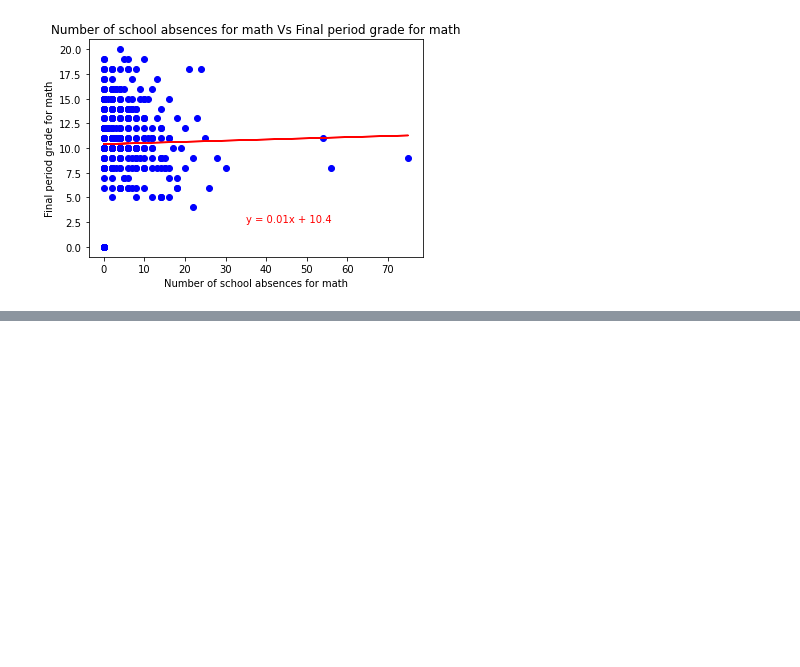
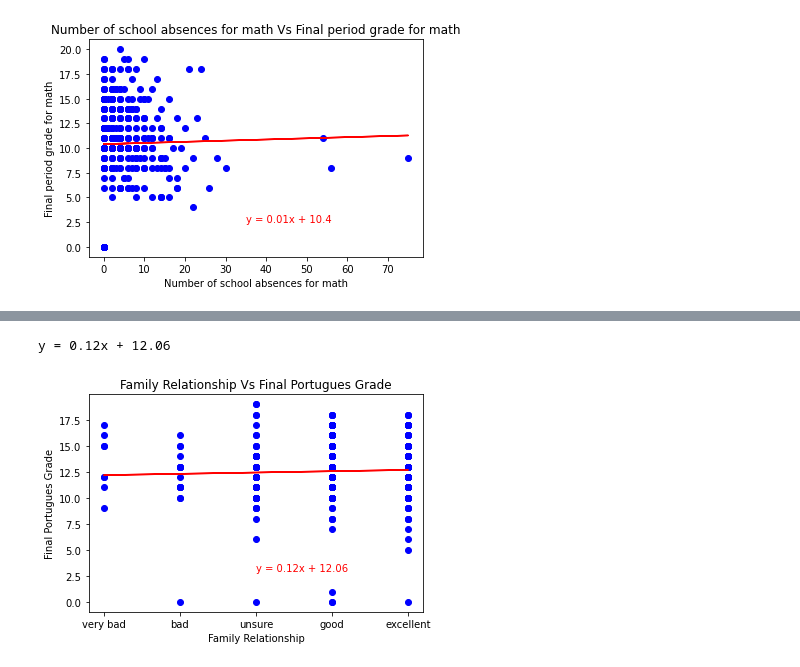
Before and after one commit to panlovelyda/project-one, a Jupyter notebook: pan.ipynb, the cells around one changed output, grey strips where cells are left out. Cells and saved outputs as stored; diff of their text form; code cells hidden in the pictures; blank space fills up the shorter version.

```diff
--- a/pan.ipynb
+++ b/pan.ipynb
@@ -212,3 +234,26 @@ Summary_average
 |  | extra educational support for por... | family educational support for po... | extra paid classes within the cou... | extra-curricular activities for p... | ... |
 | no | 12.716511 | 12.194245 | 12.66087 | 12.206704 | ... |
 | yes | 11.489796 | 12.770563 | 11.08000 | 12.879581 | ... |
+# %%
+# Start Analysis Relationship between Students' family socio-economic status and Grades
+# Identify the family relationship with Final grade for portuguese
+x_values = students_df['famrel']
+y_values = students_df['G3_por']
+
+(slope, intercept, rvalue, pvalue, stderr) = linregress(x_values, y_values)
+regress_values = x_values * slope + intercept
+line_eq = 'y = ' + str(round(slope,2)) + 'x + ' + str(round(intercept,2))
+print(line_eq)
+
+plt.scatter(x_values,y_values, color='b')
+plt.plot(x_values,regress_values,'r-')
+plt.title('Family Relationship Vs Final Portugues Grade')
+plt.xlabel('Family Relationship')
+plt.xticks([1,2,3,4,5],['very bad', 'bad', 'unsure', 'good','excellent'])
+plt.ylabel('Final Portugues Grade')
+plt.annotate(line_eq, (3,3),color='r')
+
+plt.show()
+# %% [output]
+y = 0.12x + 12.06
+[figure, added]
```
Also changed, not shown: parts of 6 cells of this notebook.
